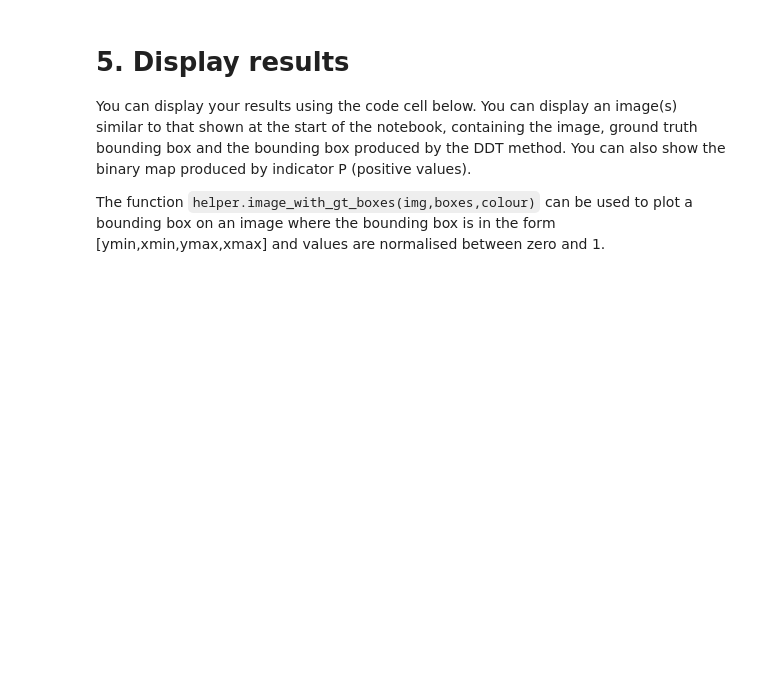
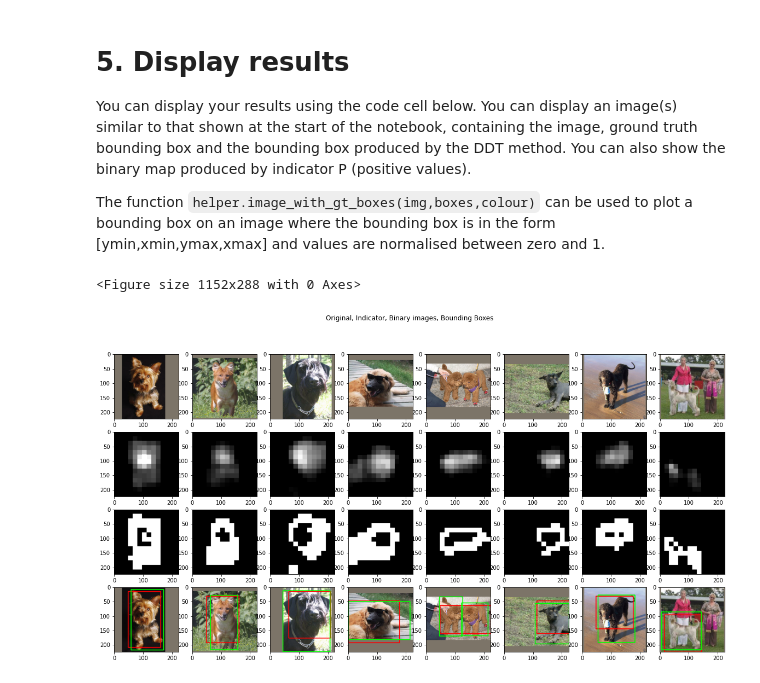
Before and after one commit to davidnol/CE6003, a Jupyter notebook: Etivity_assignment3_David_Nolan_20146744.ipynb, the cells around one changed output. Saved outputs shown, nothing was run; the diff lists cells and outputs as text; code cells hidden in the pictures; blank space fills up the shorter version.

```diff
--- a/Etivity_assignment3_David_Nolan_20146744.ipynb
+++ b/Etivity_assignment3_David_Nolan_20146744.ipynb
@@ -181,3 +270,7 @@ In the code cells below add your implementation of the DDT Algorithm for object
+# %%
+output_stats = []
+for threshold_img in threshold_imgs:
+  output_stats.append(cv2.connectedComponentsWithStats(threshold_img, 4, cv2.CV_32S))
 # %% [markdown]
 # 5. Display results
 
@@ -200,0 +280,39 @@ for k in range(n):
+# %%
+fig = plt.figure(figsize=(16,4))
+imgs_per_row = 8
+
+fig, ax = plt.subplots(nrows=4, ncols=imgs_per_row, figsize=(20,10))
+fig.suptitle('Original, Indicator, Binary images, Bounding Boxes')
+
+for idx in range(imgs_per_row):
+    (numLabels, labels, stats, centroids) = output_stats[idx]
+    largest_area = 0
+    largest_area_x = largest_area_y = largest_area_w = largest_area_h = 0
+    for i in range(1, numLabels):
+      x = stats[i, cv2.CC_STAT_LEFT]
+      y = stats[i, cv2.CC_STAT_TOP]
+      w = stats[i, cv2.CC_STAT_WIDTH]
+      h = stats[i, cv2.CC_STAT_HEIGHT]
+      area = stats[i, cv2.CC_STAT_AREA]
+      if area > largest_area:
+        largest_area = area
+        largest_area_x = x
+        largest_area_y = y
+        largest_area_h = h
+        largest_area_w = w
+    xmin, ymin = largest_area_x, largest_area_y
+    xmax, ymax = xmin+largest_area_w, ymin+largest_area_h
+    img = np.asarray(helper.unprocess_image(img_batch[idx, :, :, :]))
+    # DDT Bounding Box
+    colour_red = (255,0,0)
+    colour_green = (0,255,0)
+    img = cv2.rectangle((img), (xmin, ymin), (xmax, ymax), colour_red, 2)
+    # Ground truth bounding box
+    img = helper.image_with_gt_boxes(img, batch_boxes[idx], colour_green)
+    ax[0][idx].imshow(np.asarray(helper.unprocess_image(img_batch[idx, :, :, :])))
+    ax[1][idx].imshow(np.asarray(p1_images[idx, :, :]), cmap='gray', vmin=0, vmax=255)
+    ax[2][idx].imshow(threshold_imgs[idx], cmap='gray', vmin=0, vmax=255)
+    ax[3][idx].imshow(img)
+# %% [output]
+<Figure size 1152x288 with 0 Axes>
+[figure, added]
```
Also changed, not shown: parts of 19 cells of this notebook.
